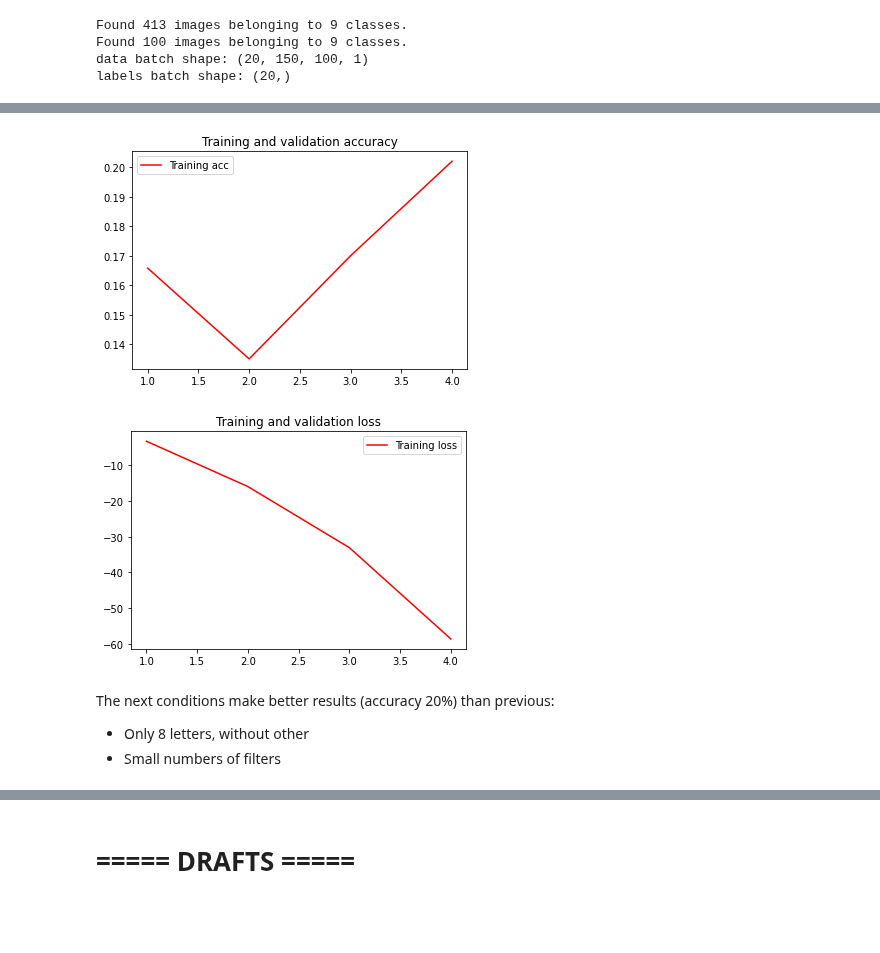
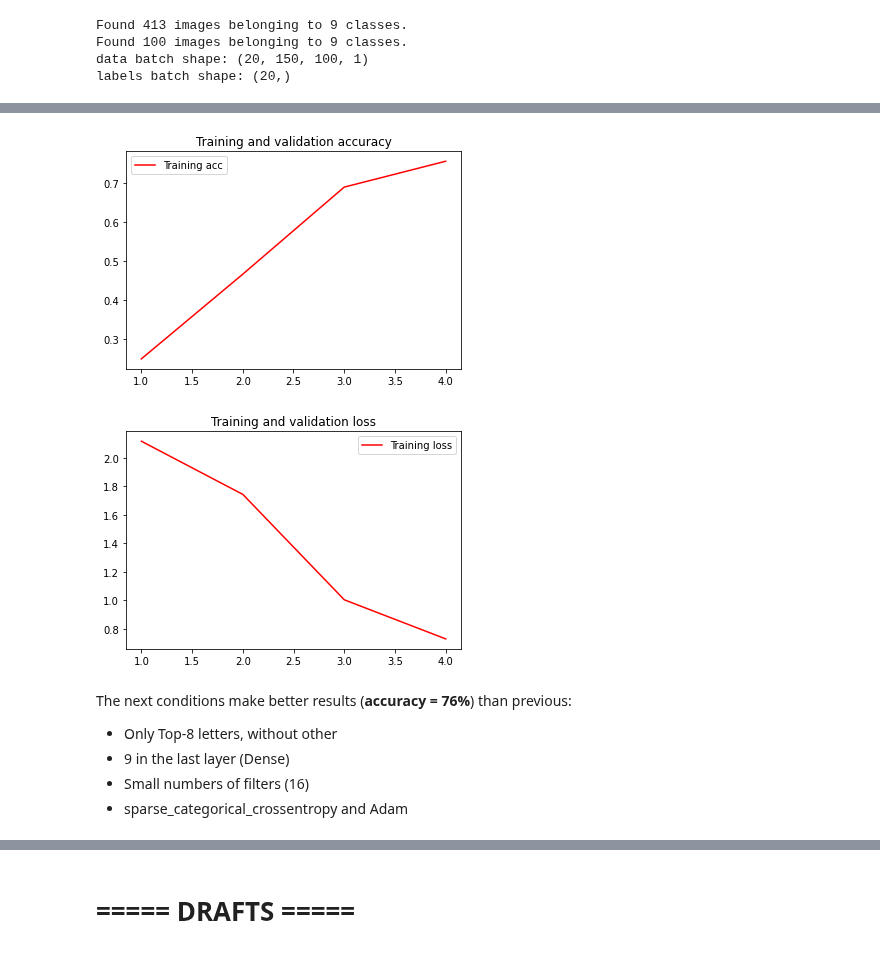
Before and after one commit to am-tropin/georgian-letters, a Jupyter notebook: Georgian_letters_recognition_TF.ipynb, the cells around one changed output, grey strips where cells are left out. Drawn from its saved outputs; the diff is of its cells as text; code cells hidden in the pictures; blank space fills up the shorter version.

```diff
--- a/Georgian_letters_recognition_TF.ipynb
+++ b/Georgian_letters_recognition_TF.ipynb
@@ -365,13 +365,7 @@ about handwritten letters: https://data-flair.training/blogs/handwritten-charact
 # from PIL import Image
 # import theano
 # %%
-###-----Build Your Model------###
-# from keras import layers
-# from keras import models
-
-# from keras.models import Sequential
-# from keras.layers.core import Dense, Activation, Dropout, Flatten
-# from keras.layers.convolutional import Convolution2D, MaxPooling2D, AveragePooling2D
+# based on: https://medium.com/artificialis/get-started-with-computer-vision-by-building-a-digit-recognition-model-with-tensorflow-b2216823b90a
 
 from keras.models import Sequential
 from keras.layers import Dense, Flatten, Conv2D, MaxPool2D, Dropout
@@ -380,13 +374,15 @@ from keras.optimizers import SGD, Adam
 model = Sequential()
 
 model.add(Conv2D(16, (3, 3), activation='relu', input_shape=(150, 100, 1)))
-model.add(Conv2D(16, (3, 3), activation='relu', padding='same'))
-model.add(MaxPool2D((2, 2), strides=2))
+model.add(Conv2D(16, (3, 3), activation='relu')) # , padding='same'
+# model.add(MaxPool2D((2, 2), strides=2))
+model.add(MaxPool2D(pool_size=(2, 2)))
 # model.add(Dropout(0.25))
 
-model.add(Conv2D(16, (3, 3), activation='relu', padding='same'))
-model.add(Conv2D(16, (3, 3), activation='relu', padding='same'))
-model.add(MaxPool2D((2, 2), strides=2))
+model.add(Conv2D(16, (3, 3), activation='relu'))
+model.add(Conv2D(16, (3, 3), activation='relu'))
+# model.add(MaxPool2D((2, 2), strides=2))
+model.add(MaxPool2D(pool_size=(2, 2)))
 # model.add(Dropout(0.25))
 
 # model.add(Conv2D(16, (3, 3), activation='relu', padding='valid'))
@@ -398,8 +394,7 @@ model.add(Flatten())
 # model.add(Dropout(0.5))
 # model.add(Dense(64, activation='relu'))
 
-model.add(Dense(1, activation='softmax')) # sigmoid # 1
-# == num_classes
-# 9 8 ?
+model.add(Dense(9, activation='softmax')) # sigmoid # 1
+# == num_classes 9 8 ?
 model.summary()
 # %% [output]
@@ -496,7 +473,10 @@ _________________________________________________________________
 from tensorflow import keras
 from keras import optimizers
 
-model.compile(loss='binary_crossentropy', optimizer=keras.optimizers.RMSprop(learning_rate=1e-4), metrics=['acc'])
+model.compile(loss='sparse_categorical_crossentropy', # binary_crossentropy
+              optimizer=keras.optimizers.Adam(),
+              # optimizer=keras.optimizers.RMSprop(learning_rate=1e-4),
+              metrics=['accuracy'])
 # %%
 train_dir = os.path.join(base_dir, 'train')
 validation_dir = os.path.join(base_dir, 'validation')
@@ -539,27 +519,30 @@ Epoch 4/4
 # %%
 ######-----Displaying curves of loss and accuracy during training-------######
 import matplotlib.pyplot as plt
 
-acc = history.history['acc']
-val_acc = history.history['val_acc']
+acc = history.history['accuracy']
+val_acc = history.history['val_accuracy']
 loss = history.history['loss']
 val_loss = history.history['val_loss']
 epochs = range(1, len(acc) + 1)
 
 plt.plot(epochs, acc, 'r', label='Training acc')
 # plt.plot(epochs, val_acc, 'b', label='Validation acc')
 plt.title('Training and validation accuracy')
 plt.legend()
 plt.figure()
 plt.plot(epochs, loss, 'r', label='Training loss')
 # plt.plot(epochs, val_loss, 'b', label='Validation loss')
 plt.title('Training and validation loss')
 plt.legend()
 plt.show()
 # %% [output]
-[figure, old version]
+[figure, new version]
-[figure, old version]
+[figure, new version]
 # %% [markdown]
-The next conditions make better results (accuracy 20%) than previous:
-- Only 8 letters, without other
-- Small numbers of filters
+The next conditions make better results (**accuracy = 76%**) than previous:
+
+- Only Top-8 letters, without other
+- 9 in the last layer (Dense)
+- Small numbers of filters (16)
+- sparse_categorical_crossentropy and Adam
```
Also changed, not shown: parts of 5 cells of this notebook.
